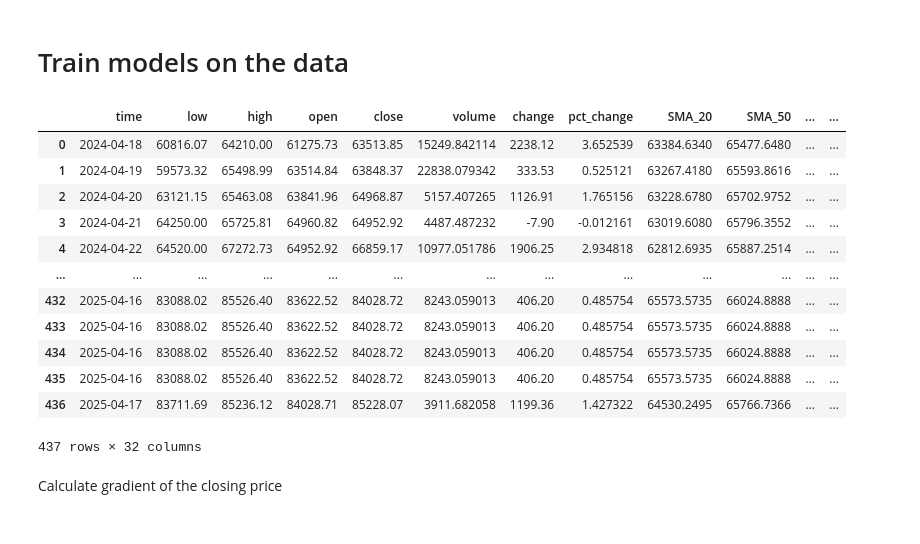
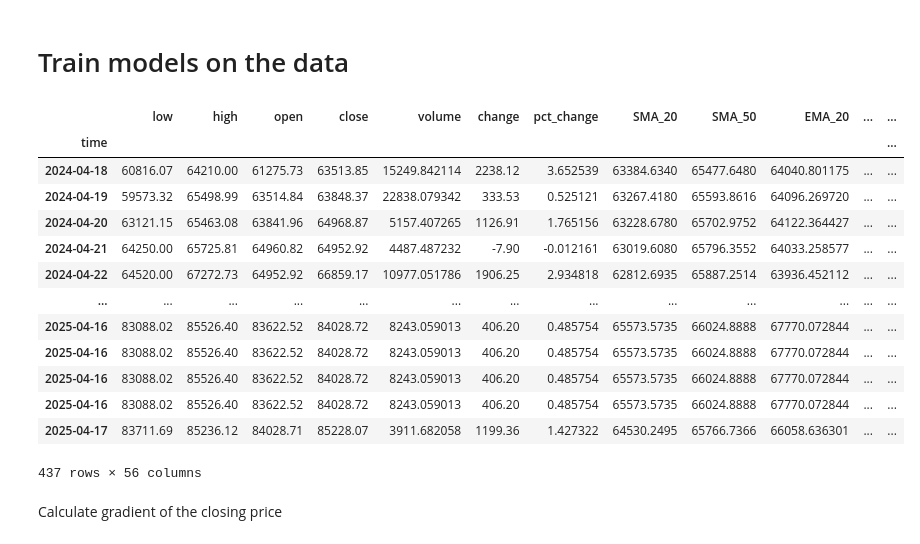
Before and after one commit to matteoshafer/cryptoTrading_fork, a Jupyter notebook: training.ipynb, the cells around one changed output. Saved outputs shown, nothing was run; the diff lists cells and outputs as text; code cells hidden in the pictures.

```diff
--- a/training.ipynb
+++ b/training.ipynb
@@ -23,22 +27,24 @@ warnings.filterwarnings('ignore')
 # Train models on the data
 # %%
 COIN = 'BTC'
-data = pd.read_csv(f'fulldata/{COIN}_df.csv')
+data = pd.read_csv(fullDataPath(COIN))
+data.set_index('time', inplace=True)
 data
 # %% [output]
-|  | time | low | high | open | close | volume | change | pct_change | SMA_20 | SMA_50 | ... | ... |
-| 0 | 2024-04-18 | 60816.07 | 64210.00 | 61275.73 | 63513.85 | 15249.842114 | 2238.12 | 3.652539 | 63384.6340 | 65477.6480 | ... | ... |
-| 1 | 2024-04-19 | 59573.32 | 65498.99 | 63514.84 | 63848.37 | 22838.079342 | 333.53 | 0.525121 | 63267.4180 | 65593.8616 | ... | ... |
-| 2 | 2024-04-20 | 63121.15 | 65463.08 | 63841.96 | 64968.87 | 5157.407265 | 1126.91 | 1.765156 | 63228.6780 | 65702.9752 | ... | ... |
-| 3 | 2024-04-21 | 64250.00 | 65725.81 | 64960.82 | 64952.92 | 4487.487232 | -7.90 | -0.012161 | 63019.6080 | 65796.3552 | ... | ... |
-| 4 | 2024-04-22 | 64520.00 | 67272.73 | 64952.92 | 66859.17 | 10977.051786 | 1906.25 | 2.934818 | 62812.6935 | 65887.2514 | ... | ... |
+|  | low | high | open | close | volume | change | pct_change | SMA_20 | SMA_50 | EMA_20 | ... | ... |
+| time |  |  |  |  |  |  |  |  |  |  |  | ... |
+| 2024-04-18 | 60816.07 | 64210.00 | 61275.73 | 63513.85 | 15249.842114 | 2238.12 | 3.652539 | 63384.6340 | 65477.6480 | 64040.801175 | ... | ... |
+| 2024-04-19 | 59573.32 | 65498.99 | 63514.84 | 63848.37 | 22838.079342 | 333.53 | 0.525121 | 63267.4180 | 65593.8616 | 64096.269720 | ... | ... |
+| 2024-04-20 | 63121.15 | 65463.08 | 63841.96 | 64968.87 | 5157.407265 | 1126.91 | 1.765156 | 63228.6780 | 65702.9752 | 64122.364427 | ... | ... |
+| 2024-04-21 | 64250.00 | 65725.81 | 64960.82 | 64952.92 | 4487.487232 | -7.90 | -0.012161 | 63019.6080 | 65796.3552 | 64033.258577 | ... | ... |
+| 2024-04-22 | 64520.00 | 67272.73 | 64952.92 | 66859.17 | 10977.051786 | 1906.25 | 2.934818 | 62812.6935 | 65887.2514 | 63936.452112 | ... | ... |
 | ... | ... | ... | ... | ... | ... | ... | ... | ... | ... | ... | ... | ... |
-| 432 | 2025-04-16 | 83088.02 | 85526.40 | 83622.52 | 84028.72 | 8243.059013 | 406.20 | 0.485754 | 65573.5735 | 66024.8888 | ... | ... |
-| 433 | 2025-04-16 | 83088.02 | 85526.40 | 83622.52 | 84028.72 | 8243.059013 | 406.20 | 0.485754 | 65573.5735 | 66024.8888 | ... | ... |
-| 434 | 2025-04-16 | 83088.02 | 85526.40 | 83622.52 | 84028.72 | 8243.059013 | 406.20 | 0.485754 | 65573.5735 | 66024.8888 | ... | ... |
-| 435 | 2025-04-16 | 83088.02 | 85526.40 | 83622.52 | 84028.72 | 8243.059013 | 406.20 | 0.485754 | 65573.5735 | 66024.8888 | ... | ... |
-| 436 | 2025-04-17 | 83711.69 | 85236.12 | 84028.71 | 85228.07 | 3911.682058 | 1199.36 | 1.427322 | 64530.2495 | 65766.7366 | ... | ... |
+| 2025-04-16 | 83088.02 | 85526.40 | 83622.52 | 84028.72 | 8243.059013 | 406.20 | 0.485754 | 65573.5735 | 66024.8888 | 67770.072844 | ... | ... |
+| 2025-04-16 | 83088.02 | 85526.40 | 83622.52 | 84028.72 | 8243.059013 | 406.20 | 0.485754 | 65573.5735 | 66024.8888 | 67770.072844 | ... | ... |
+| 2025-04-16 | 83088.02 | 85526.40 | 83622.52 | 84028.72 | 8243.059013 | 406.20 | 0.485754 | 65573.5735 | 66024.8888 | 67770.072844 | ... | ... |
+| 2025-04-16 | 83088.02 | 85526.40 | 83622.52 | 84028.72 | 8243.059013 | 406.20 | 0.485754 | 65573.5735 | 66024.8888 | 67770.072844 | ... | ... |
+| 2025-04-17 | 83711.69 | 85236.12 | 84028.71 | 85228.07 | 3911.682058 | 1199.36 | 1.427322 | 64530.2495 | 65766.7366 | 66058.636301 | ... | ... |
-437 rows × 32 columns
+437 rows × 56 columns
 # %% [markdown]
 Calculate gradient of the closing price
 # %%
```
Also changed, not shown: parts of 25 cells of this notebook, 4 other files.
